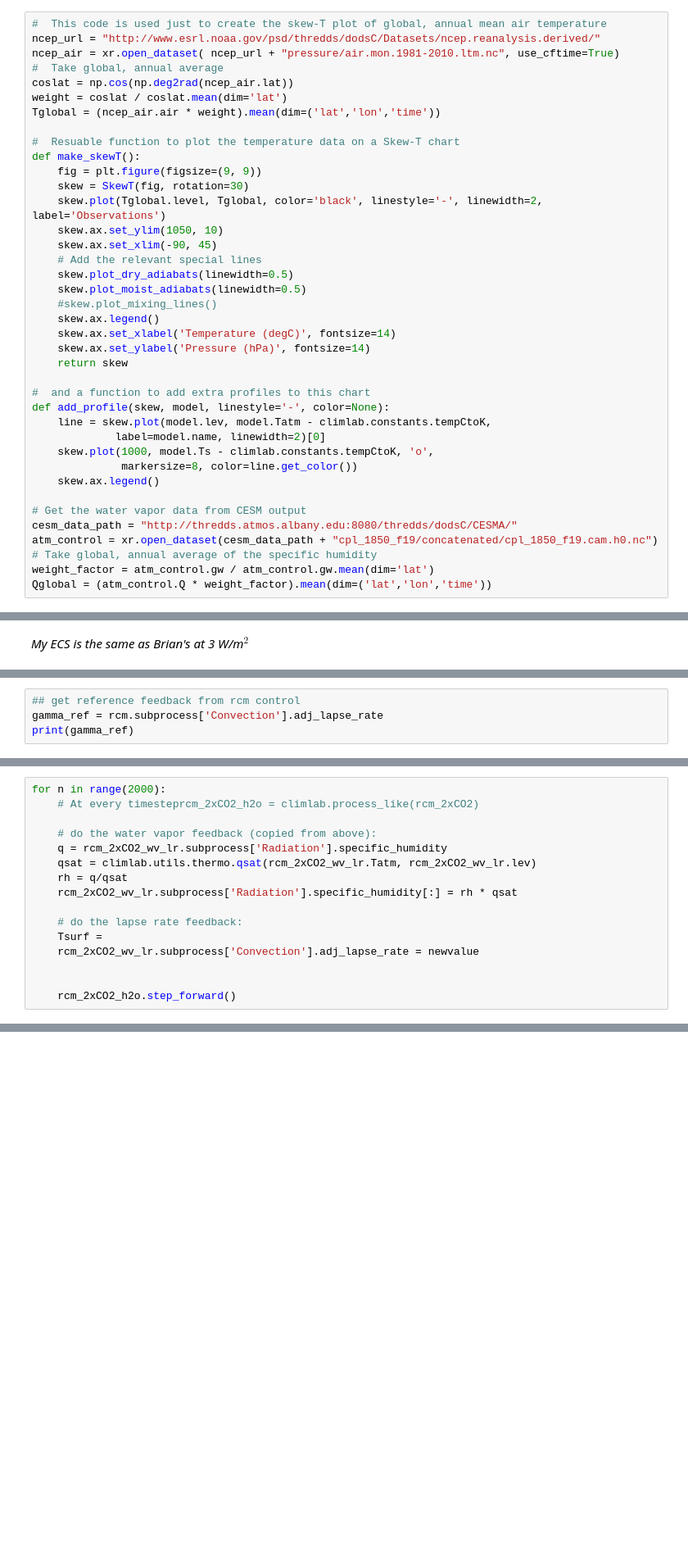
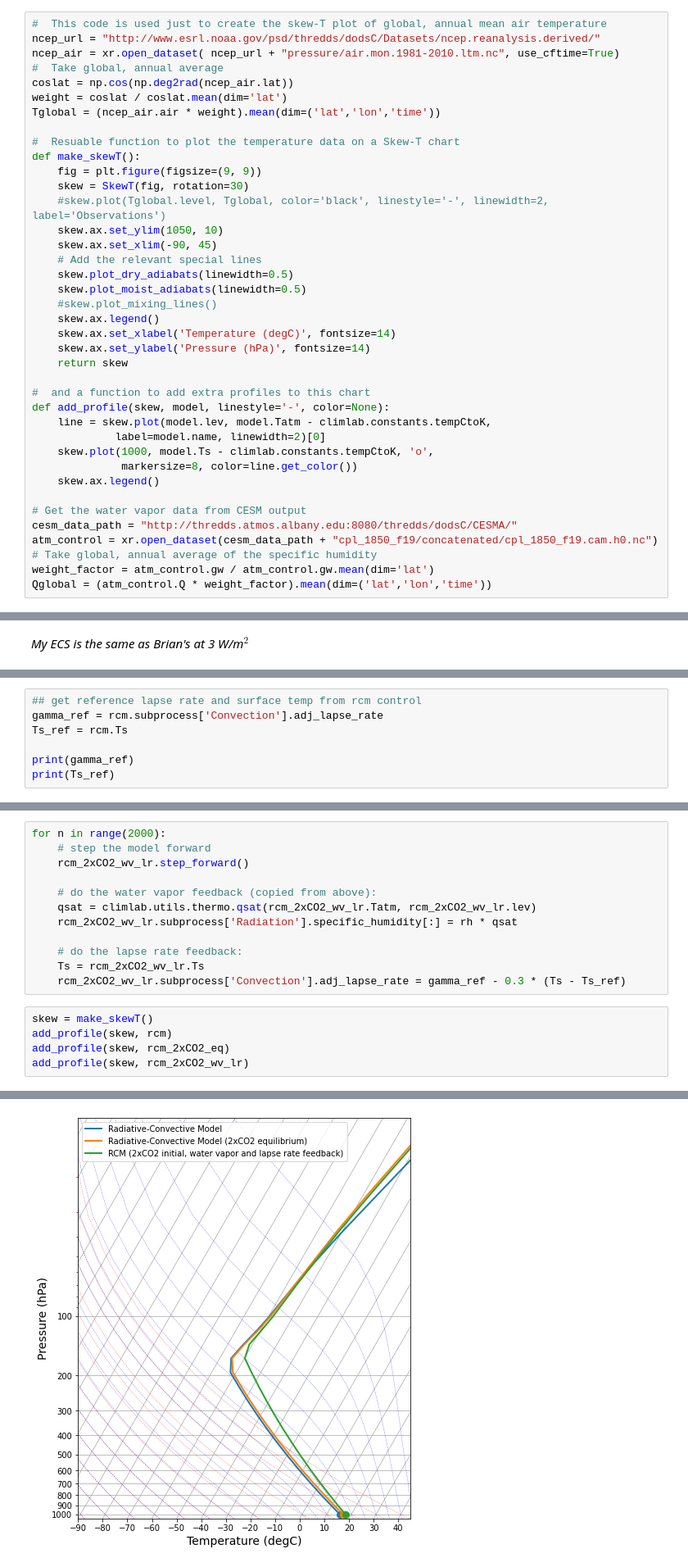
Before and after one commit to AndrewLoeppky/ClimateLaboratoryBook, a Jupyter notebook: content/courseware/assignment-rcm-feedback-andrew-solutions.ipynb, the cells around one changed output, grey strips where cells are left out. Shown at 82% size. Drawn from its saved outputs; the diff is of its cells as text; blank space fills up the shorter version.

Commit message:
compute total feedback question 2

```diff
--- a/content/courseware/assignment-rcm-feedback-andrew-solutions.ipynb
+++ b/content/courseware/assignment-rcm-feedback-andrew-solutions.ipynb
@@ -51,7 +51,7 @@ Tglobal = (ncep_air.air * weight).mean(dim=('lat','lon','time'))
 def make_skewT():
     fig = plt.figure(figsize=(9, 9))
     skew = SkewT(fig, rotation=30)
-    skew.plot(Tglobal.level, Tglobal, color='black', linestyle='-', linewidth=2, label='Observations')
+    #skew.plot(Tglobal.level, Tglobal, color='black', linestyle='-', linewidth=2, label='Observations')
     skew.ax.set_ylim(1050, 10)
     skew.ax.set_xlim(-90, 45)
     # Add the relevant special lines
@@ -293,8 +293,11 @@ qsat = climlab.utils.thermo.qsat(rcm_2xCO2_wv_lr.Tatm, rcm_2xCO2_wv_lr.lev)
 #  Relative humidity
 rh = q/qsat
 # %%
-## get reference feedback from rcm control
+## get reference lapse rate and surface temp from rcm control
 gamma_ref = rcm.subprocess['Convection'].adj_lapse_rate
+Ts_ref = rcm.Ts
+
 print(gamma_ref)
+print(Ts_ref)
 # %% [output]
 6.5
@@ -301,16 +305,18 @@ print(gamma_ref)
 # %%
 for n in range(2000):
-    # At every timesteprcm_2xCO2_h2o = climlab.process_like(rcm_2xCO2)
+    # step the model forward
+    rcm_2xCO2_wv_lr.step_forward()
 
     # do the water vapor feedback (copied from above):
-    q = rcm_2xCO2_wv_lr.subprocess['Radiation'].specific_humidity
     qsat = climlab.utils.thermo.qsat(rcm_2xCO2_wv_lr.Tatm, rcm_2xCO2_wv_lr.lev)
-    rh = q/qsat
     rcm_2xCO2_wv_lr.subprocess['Radiation'].specific_humidity[:] = rh * qsat
 
     # do the lapse rate feedback:
-    Tsurf =
-    rcm_2xCO2_wv_lr.subprocess['Convection'].adj_lapse_rate = newvalue
-
-
-    rcm_2xCO2_h2o.step_forward()
+    Ts = rcm_2xCO2_wv_lr.Ts
+    rcm_2xCO2_wv_lr.subprocess['Convection'].adj_lapse_rate = gamma_ref - 0.3 * (Ts - Ts_ref)
+# %%
+skew = make_skewT()
+add_profile(skew, rcm)
+add_profile(skew, rcm_2xCO2_eq)
+add_profile(skew, rcm_2xCO2_wv_lr)
+# %% [output]
@@ -316,0 +324 @@ for n in range(2000):
+[figure, added]
```
Also changed, not shown: parts of 9 cells of this notebook.
